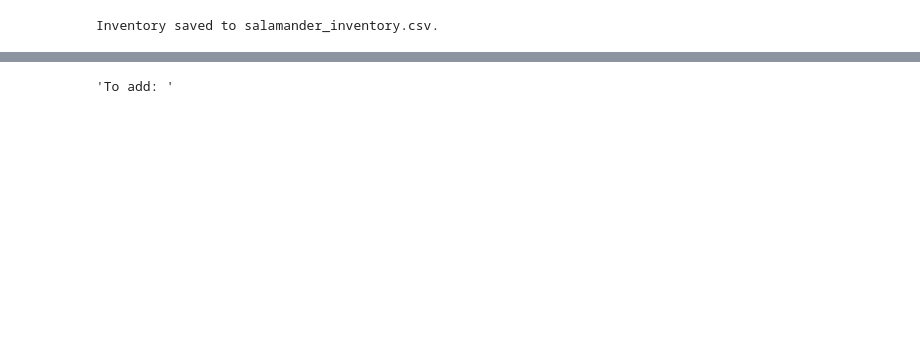
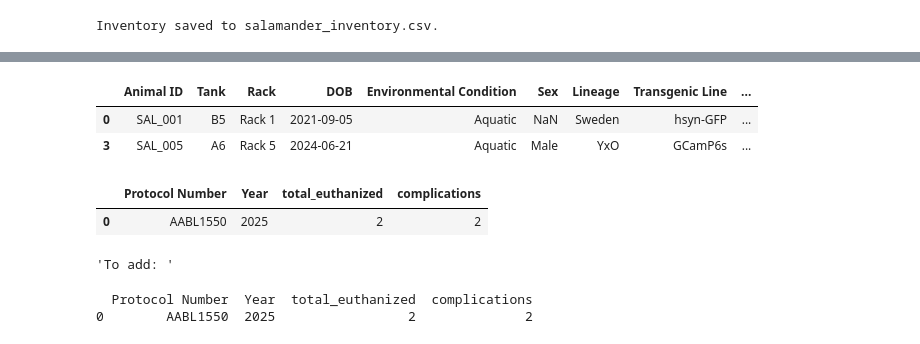
Before and after one commit to jamiewoych/pleuro-parser, a Jupyter notebook: pleuro_parser/notebooks/Testing.ipynb, the cells around one changed output, grey strips where cells are left out. Cells and saved outputs as stored; diff of their text form; code cells hidden in the pictures; blank space fills up the shorter version.

```diff
--- a/pleuro_parser/notebooks/Testing.ipynb
+++ b/pleuro_parser/notebooks/Testing.ipynb
@@ -75 +141,19 @@ R.plot_transgenic_distribution()
+# %%
+criteria = {
+    "Environmental Condition": "Aquatic",
+    "Protocol Number": "AABL"
+}
+R.search_salamanders(**criteria)
+#Options for fixing issue - if adding _ to colnames need to update in module where nececssary
+#self.inventory.columns = [col.replace(" ", "_") for col in self.inventory.columns]
+# %% [output]
+|  | Animal ID | Tank | Rack | DOB | Environmental Condition | Sex | Lineage | Transgenic Line | ... |
+| 0 | SAL_001 | B5 | Rack 1 | 2021-09-05 | Aquatic | NaN | Sweden | hsyn-GFP | ... |
+| 3 | SAL_005 | A6 | Rack 5 | 2024-06-21 | Aquatic | Male | YxO | GCamP6s | ... |
+# %%
+R.analyze_euthanasia_log()
+#add by experimenter
+# %% [output]
+|  | Protocol Number | Year | total_euthanized | complications |
+| 0 | AABL1550 | 2025 | 2 | 2 |
 # %%
@@ -86,0 +168,6 @@ if "Transgenic Status" in R.inventory.columns:
+# %%
+summary = R.analyze_euthanasia_log()
+print(summary)
+# %% [output]
+  Protocol Number  Year  total_euthanized  complications
+0        AABL1550  2025                 2              2
```
Also changed, not shown: parts of 20 cells of this notebook, 7 other files.
